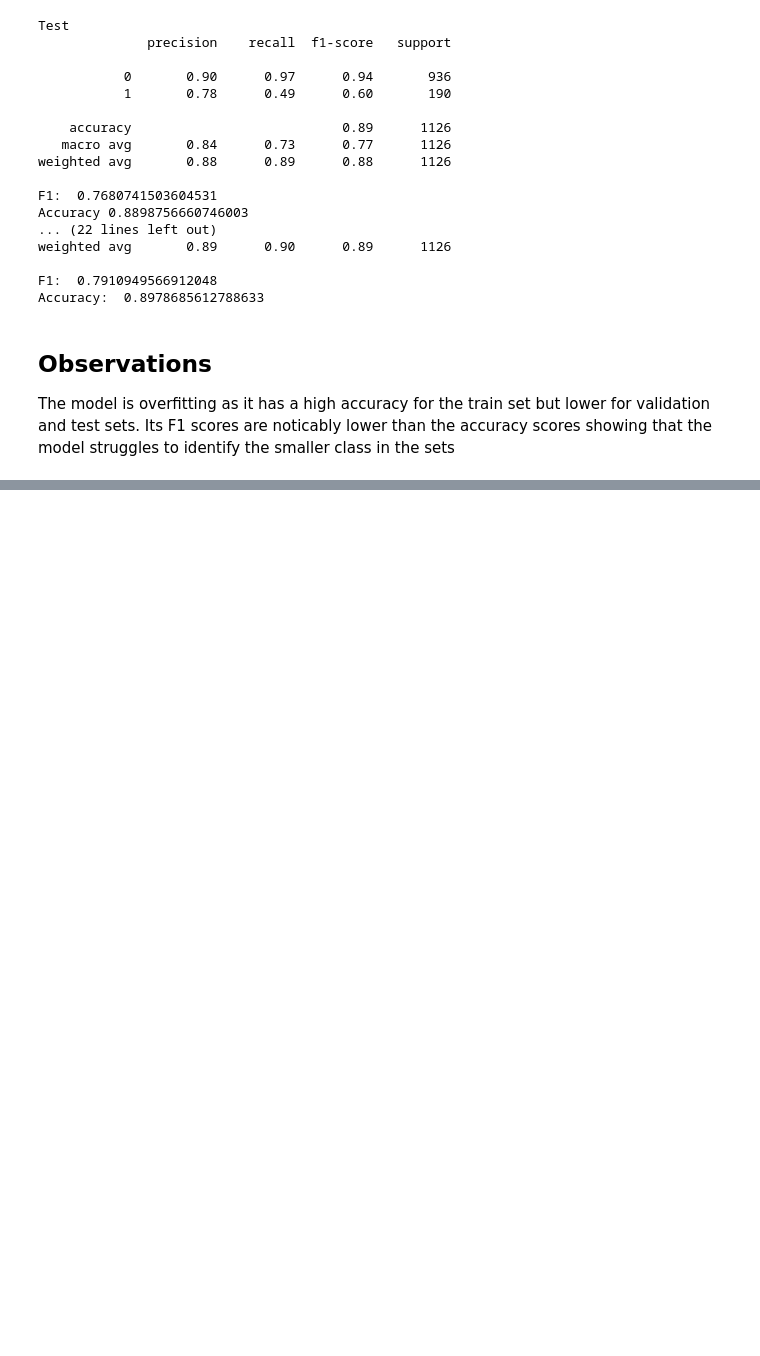
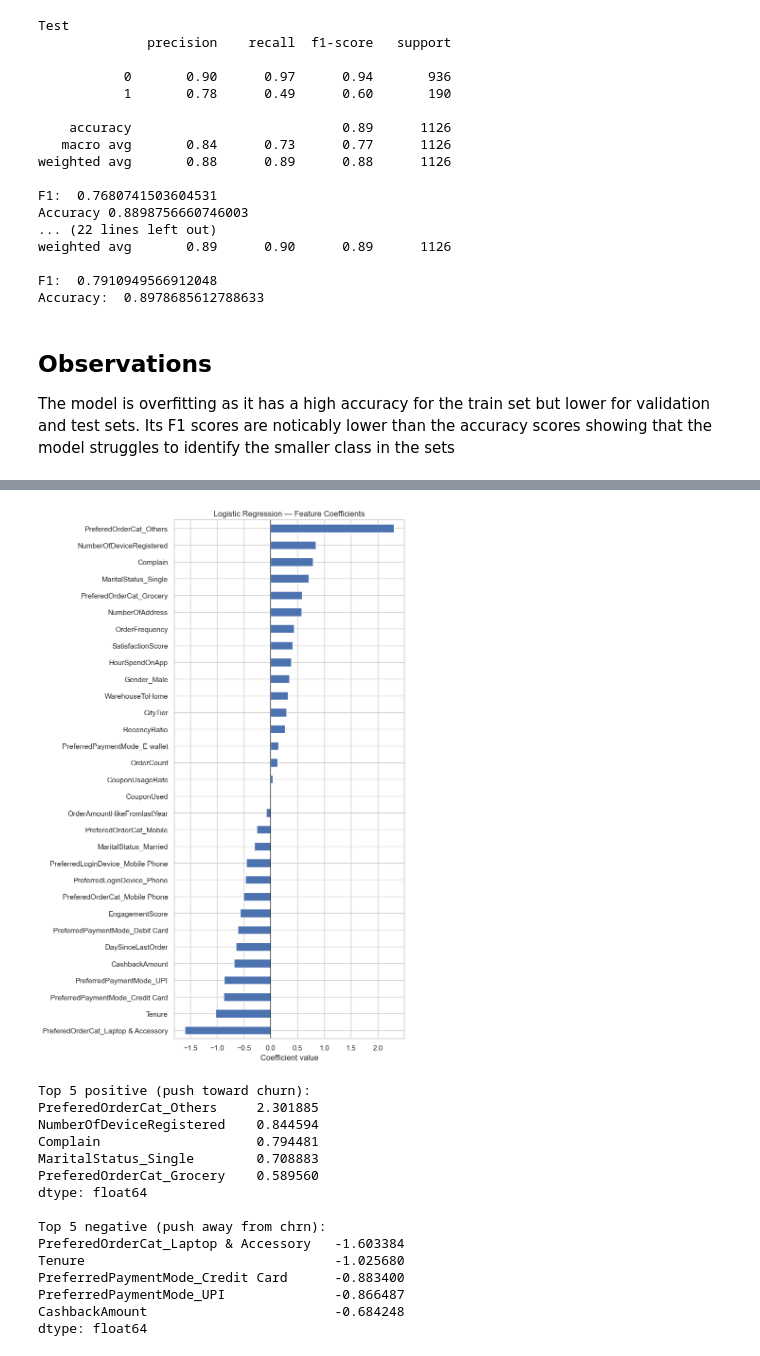
Before and after one commit to Akurang/AI_group5_project, a Jupyter notebook: final_project.ipynb, the cells around one changed output, grey strips where cells are left out. Cells and saved outputs as stored; diff of their text form; code cells hidden in the pictures; blank space fills up the shorter version.

```diff
--- a/final_project.ipynb
+++ b/final_project.ipynb
@@ -804,0 +905,33 @@ Its F1 scores are noticably lower than the accuracy scores showing that the mode
+# %%
+coefficients = pd.Series(logreg.coef_[0], index=X_train.columns).sort_values()
+
+plt.figure(figsize=(8, 12))
+coefficients.plot(kind='barh')
+plt.title("Logistic Regression — Feature Coefficients")
+plt.xlabel("Coefficient value")
+plt.axvline(0, color='black', linewidth=0.8)
+plt.tight_layout()
+plt.show()
+
+print("Top 5 positive (push toward churn):")
+print(coefficients.sort_values(ascending=False).head(5))
+print()
+print("Top 5 negative (push away from chrn):")
+print(coefficients.sort_values().head(5))
+# %% [output]
+[figure, added]
+Top 5 positive (push toward churn):
+PreferedOrderCat_Others     2.301885
+NumberOfDeviceRegistered    0.844594
+Complain                    0.794481
+MaritalStatus_Single        0.708883
+PreferedOrderCat_Grocery    0.589560
+dtype: float64
+
+Top 5 negative (push away from chrn):
+PreferedOrderCat_Laptop & Accessory   -1.603384
+Tenure                                -1.025680
+PreferredPaymentMode_Credit Card      -0.883400
+PreferredPaymentMode_UPI              -0.866487
+CashbackAmount                        -0.684248
+dtype: float64
```
Also changed, not shown: parts of 10 cells of this notebook.
